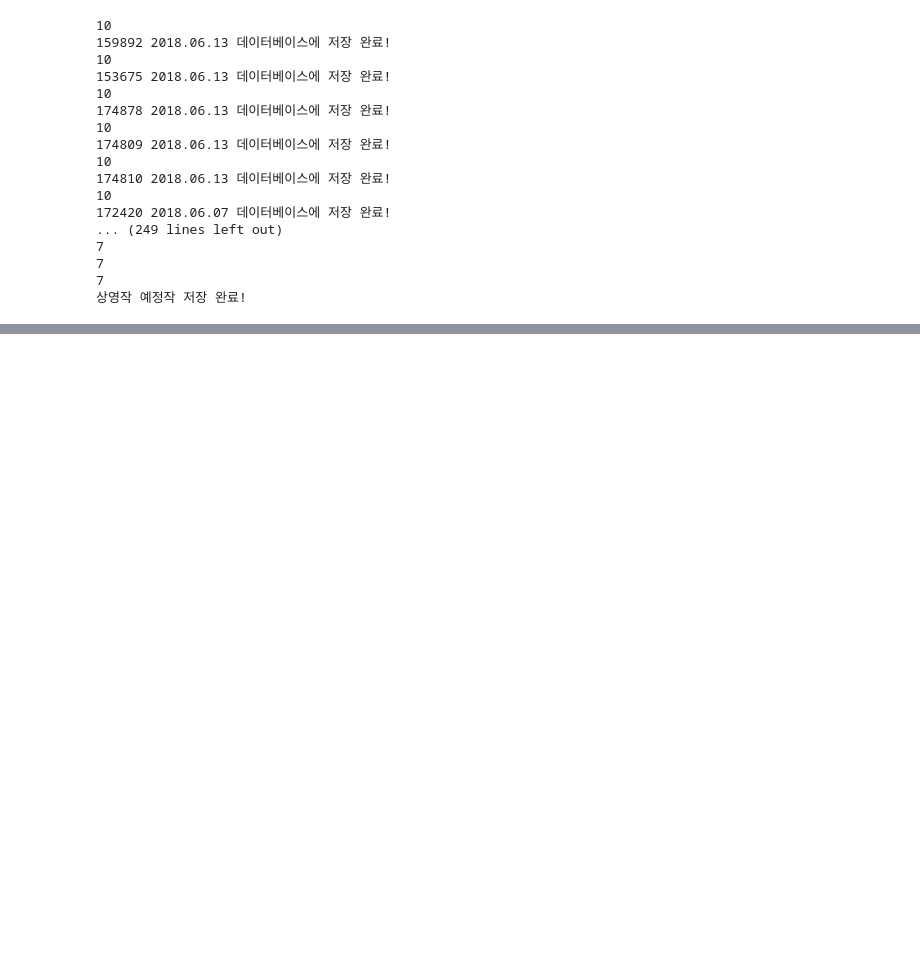
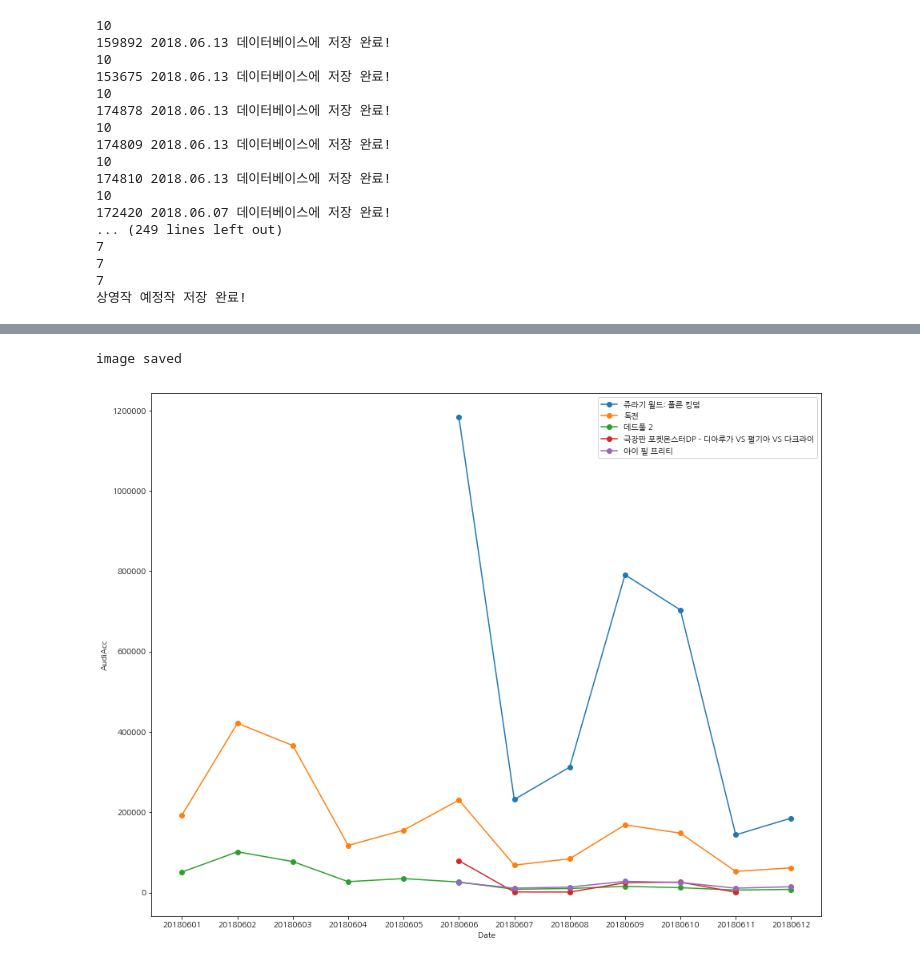
Before and after one commit to vividcloudpark/Chatbot_Project, a Jupyter notebook: Pipeline.ipynb, the cells around one changed output, grey strips where cells are left out. Saved outputs shown, nothing was run; the diff lists cells and outputs as text; code cells hidden in the pictures; blank space fills up the shorter version.

```diff
--- a/Pipeline.ipynb
+++ b/Pipeline.ipynb
@@ -135,0 +164,5 @@ smd.query_and_draw('2018-01-30', '2018-01-15')
+# %%
+query_and_draw(30)
+# %% [output]
+image saved
+[figure, added]
```
Also changed, not shown: parts of 11 cells of this notebook, 3 other files.
